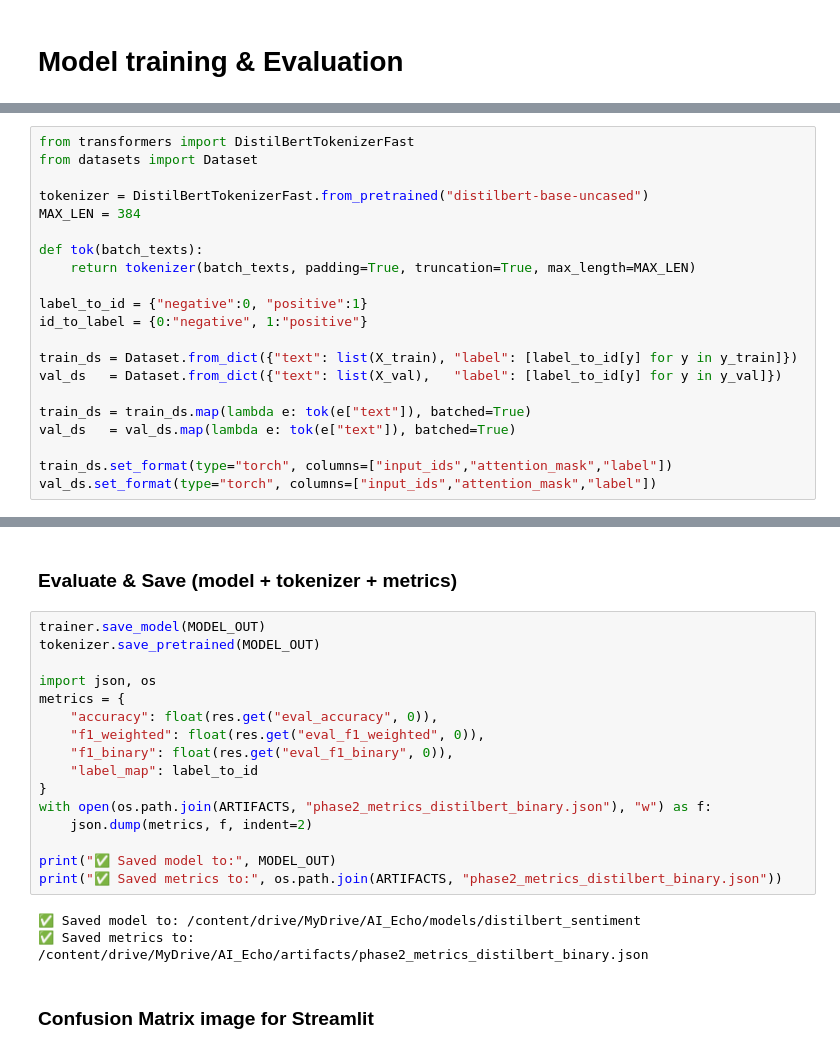
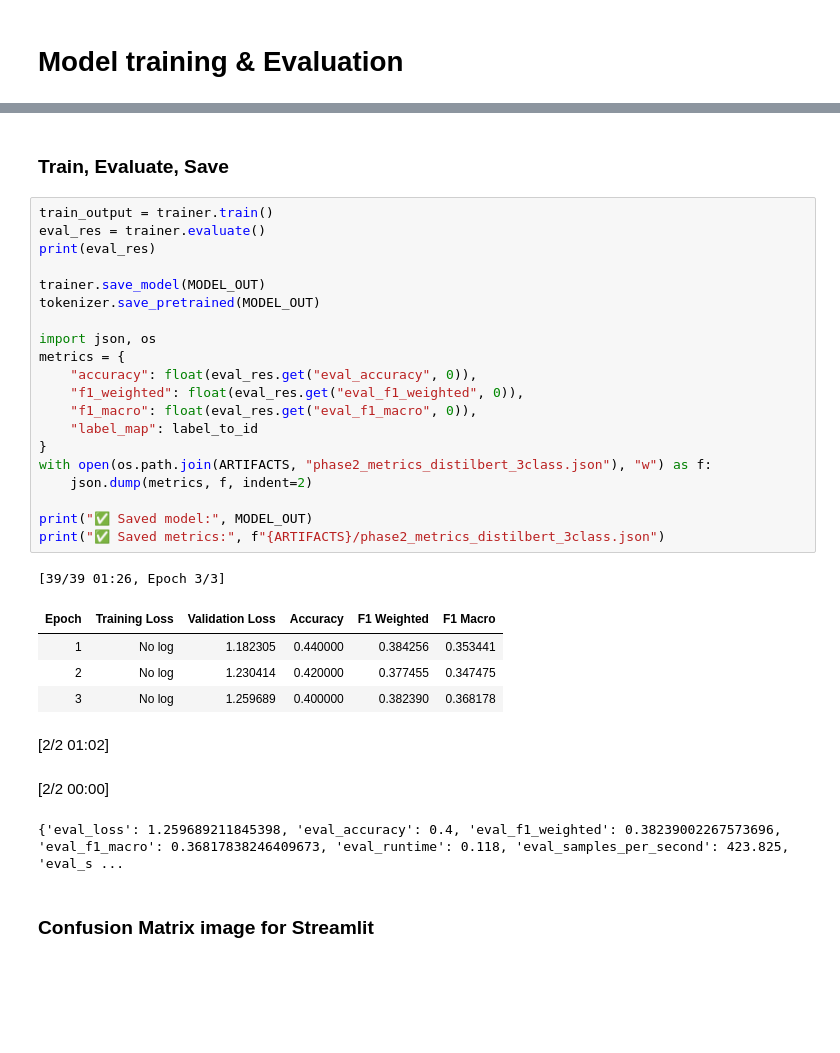
Before and after one commit to Ashwin300501/AI_Echo, a Jupyter notebook: AI_Echo_Sentiment_EDA.ipynb, the cells around one changed output, grey strips where cells are left out. Cells and saved outputs as stored; diff of their text form; blank space fills up the shorter version.

```diff
--- a/AI_Echo_Sentiment_EDA.ipynb
+++ b/AI_Echo_Sentiment_EDA.ipynb
@@ -416,23 +420,2 @@ Name: count, dtype: int64
-# %%
-from transformers import DistilBertTokenizerFast
-from datasets import Dataset
-
-tokenizer = DistilBertTokenizerFast.from_pretrained("distilbert-base-uncased")
-MAX_LEN = 384
-
-def tok(batch_texts):
-    return tokenizer(batch_texts, padding=True, truncation=True, max_length=MAX_LEN)
-
-label_to_id = {"negative":0, "positive":1}
-id_to_label = {0:"negative", 1:"positive"}
-
-train_ds = Dataset.from_dict({"text": list(X_train), "label": [label_to_id[y] for y in y_train]})
-val_ds   = Dataset.from_dict({"text": list(X_val),   "label": [label_to_id[y] for y in y_val]})
-
-train_ds = train_ds.map(lambda e: tok(e["text"]), batched=True)
-val_ds   = val_ds.map(lambda e: tok(e["text"]), batched=True)
-
-train_ds.set_format(type="torch", columns=["input_ids","attention_mask","label"])
-val_ds.set_format(type="torch", columns=["input_ids","attention_mask","label"])
 # %%
 import torch
@@ -507,24 +515,34 @@ You should probably TRAIN this model on a down-stream task to be able to use it
 # %% [markdown]
-### Evaluate & Save (model + tokenizer + metrics)
+### Train, Evaluate, Save
 # %%
+train_output = trainer.train()
+eval_res = trainer.evaluate()
+print(eval_res)
+
 trainer.save_model(MODEL_OUT)
 tokenizer.save_pretrained(MODEL_OUT)
 
 import json, os
 metrics = {
-    "accuracy": float(res.get("eval_accuracy", 0)),
-    "f1_weighted": float(res.get("eval_f1_weighted", 0)),
-    "f1_binary": float(res.get("eval_f1_binary", 0)),
+    "accuracy": float(eval_res.get("eval_accuracy", 0)),
+    "f1_weighted": float(eval_res.get("eval_f1_weighted", 0)),
+    "f1_macro": float(eval_res.get("eval_f1_macro", 0)),
     "label_map": label_to_id
 }
-with open(os.path.join(ARTIFACTS, "phase2_metrics_distilbert_binary.json"), "w") as f:
+with open(os.path.join(ARTIFACTS, "phase2_metrics_distilbert_3class.json"), "w") as f:
     json.dump(metrics, f, indent=2)
 
-print("✅ Saved model to:", MODEL_OUT)
-print("✅ Saved metrics to:", os.path.join(ARTIFACTS, "phase2_metrics_distilbert_binary.json"))
+print("✅ Saved model:", MODEL_OUT)
+print("✅ Saved metrics:", f"{ARTIFACTS}/phase2_metrics_distilbert_3class.json")
 # %% [output]
-✅ Saved model to: /content/drive/MyDrive/AI_Echo/models/distilbert_sentiment
-✅ Saved metrics to: /content/drive/MyDrive/AI_Echo/artifacts/phase2_metrics_distilbert_binary.json
+[39/39 01:26, Epoch 3/3]
+| Epoch | Training Loss | Validation Loss | Accuracy | F1 Weighted | F1 Macro |
+| 1 | No log | 1.182305 | 0.440000 | 0.384256 | 0.353441 |
+| 2 | No log | 1.230414 | 0.420000 | 0.377455 | 0.347475 |
+| 3 | No log | 1.259689 | 0.400000 | 0.382390 | 0.368178 |
+[2/2 01:02]
+[2/2 00:00]
+{'eval_loss': 1.259689211845398, 'eval_accuracy': 0.4, 'eval_f1_weighted': 0.38239002267573696, 'eval_f1_macro': 0.36817838246409673, 'eval_runtime': 0.118, 'eval_samples_per_second': 423.825, 'eval_s ...
 # %% [markdown]
 ### Confusion Matrix image for Streamlit
 # %%
```
Also changed, not shown: parts of 5 cells of this notebook, 6 other files.
